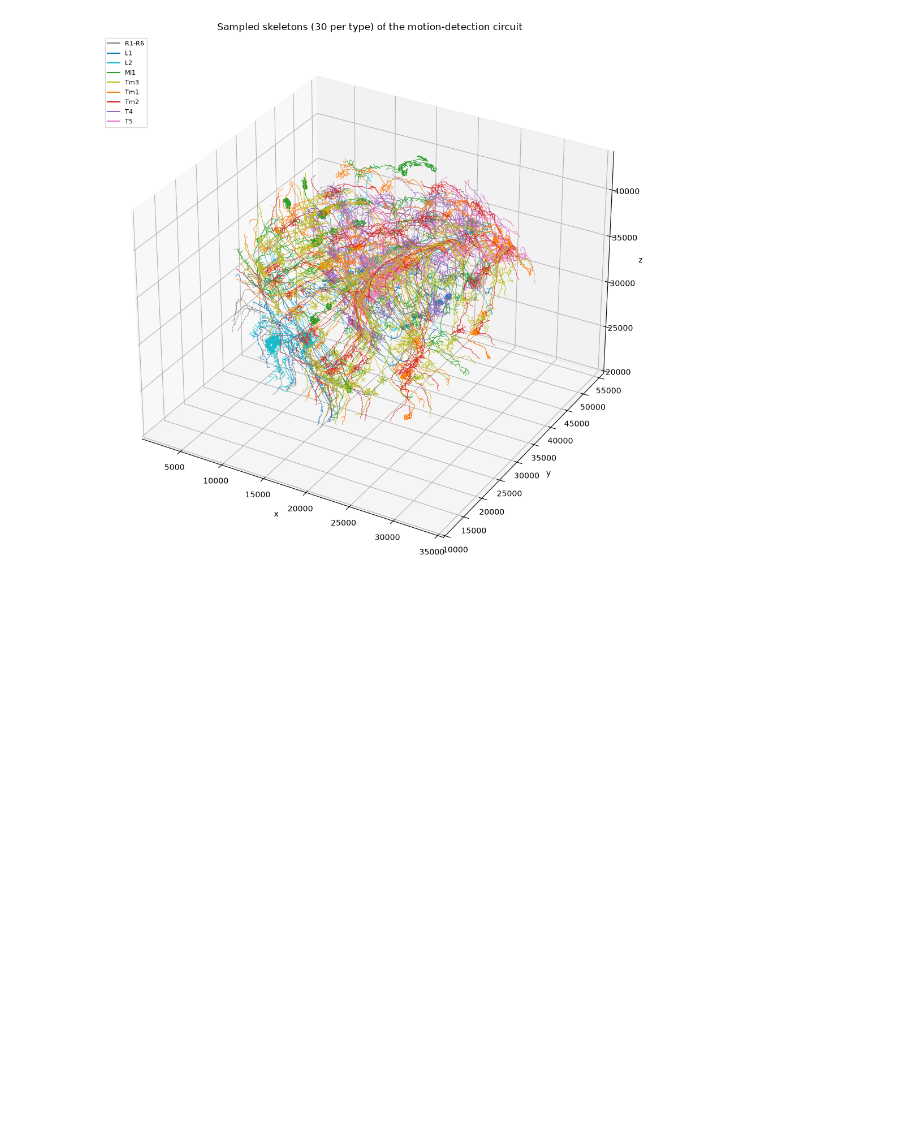
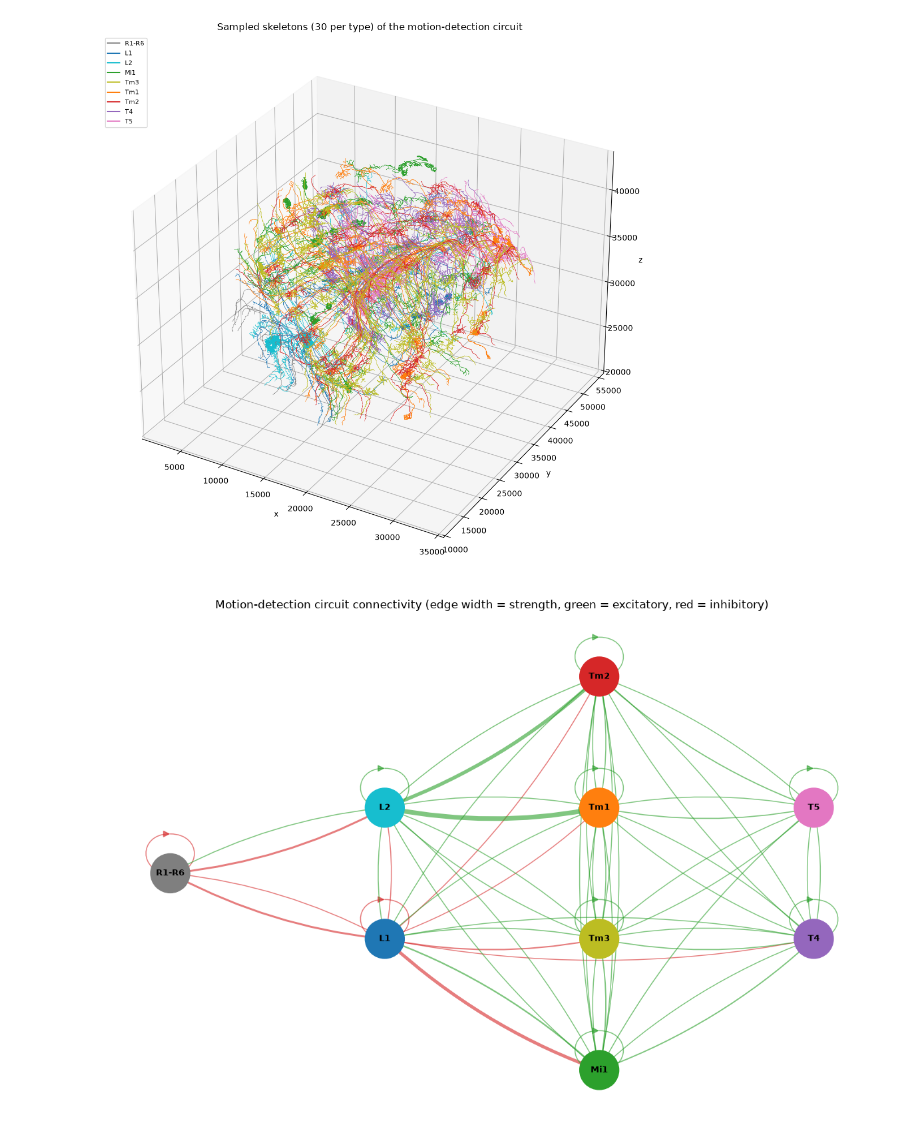
Before and after one commit to Sweekrit-B/fruit-fly-connectome-RNN, a Jupyter notebook: query_neuprint.ipynb, the cells around one changed output. Cells and saved outputs as stored; diff of their text form; code cells hidden in the pictures; blank space fills up the shorter version.

```diff
--- a/query_neuprint.ipynb
+++ b/query_neuprint.ipynb
@@ -155,3 +155,62 @@ plt.tight_layout()
 plt.show()
 # %% [output]
 [figure]
+# %%
+import networkx as nx
+
+TYPE_COLORS = {
+    'R1-R6': 'tab:gray',
+    'L1': 'tab:blue',
+    'L2': 'tab:cyan',
+    'Mi1': 'tab:green',
+    'Tm3': 'tab:olive',
+    'Tm1': 'tab:orange',
+    'Tm2': 'tab:red',
+    'T4': 'tab:purple',
+    'T5': 'tab:pink',
+}
+
+# layered layout matching the biological pathway: R -> L1/L2 -> Mi1/Tm3/Tm1/Tm2 -> T4/T5
+LAYER_X = {
+    'R1-R6': 0,
+    'L1': 1, 'L2': 1,
+    'Mi1': 2, 'Tm3': 2, 'Tm1': 2, 'Tm2': 2,
+    'T4': 3, 'T5': 3,
+}
+LAYER_Y = {
+    'R1-R6': 0,
+    'L1': -0.5, 'L2': 0.5,
+    'Mi1': -1.5, 'Tm3': -0.5, 'Tm1': 0.5, 'Tm2': 1.5,
+    'T4': -0.5, 'T5': 0.5,
+}
+pos = {t: (LAYER_X[t], LAYER_Y[t]) for t in type_matrix.index}
+
+G = nx.DiGraph()
+for pre in type_matrix.index:
+    for post in type_matrix.columns:
+        weight = type_matrix.loc[pre, post]
+        if weight > 0:
+            G.add_edge(pre, post, weight=weight)
+
+fig, ax = plt.subplots(figsize=(12, 8))
+
+node_colors = [TYPE_COLORS.get(t, 'black') for t in G.nodes()]
+nx.draw_networkx_nodes(G, pos, node_color=node_colors, node_size=1800, ax=ax)
+nx.draw_networkx_labels(G, pos, font_size=9, font_weight='bold', ax=ax)
+
+edge_weights = [G[u][v]['weight'] for u, v in G.edges()]
+max_weight = max(edge_weights)
+edge_widths = [1 + 4 * (w / max_weight) for w in edge_weights]
+edge_colors = ['tab:green' if sign_matrix.loc[u, 'sign'] == 1 else 'tab:red' for u, v in G.edges()]
+
+nx.draw_networkx_edges(
+    G, pos, width=edge_widths, edge_color=edge_colors, alpha=0.6,
+    connectionstyle='arc3,rad=0.1', arrowsize=15, ax=ax,
+)
+
+ax.set_title("Motion-detection circuit connectivity (edge width = strength, green = excitatory, red = inhibitory)")
+ax.axis('off')
+plt.tight_layout()
+plt.show()
+# %% [output]
+[figure, added]
```
Also changed, not shown: 2 other files.
